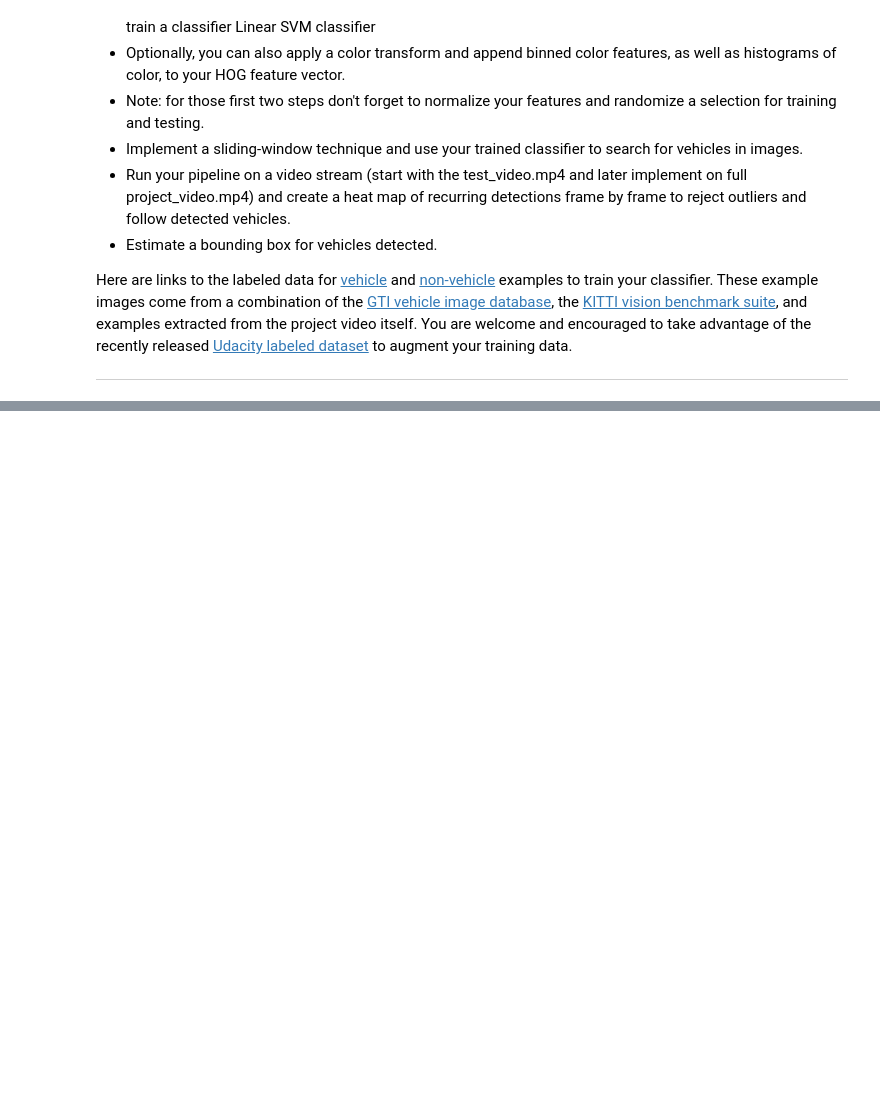
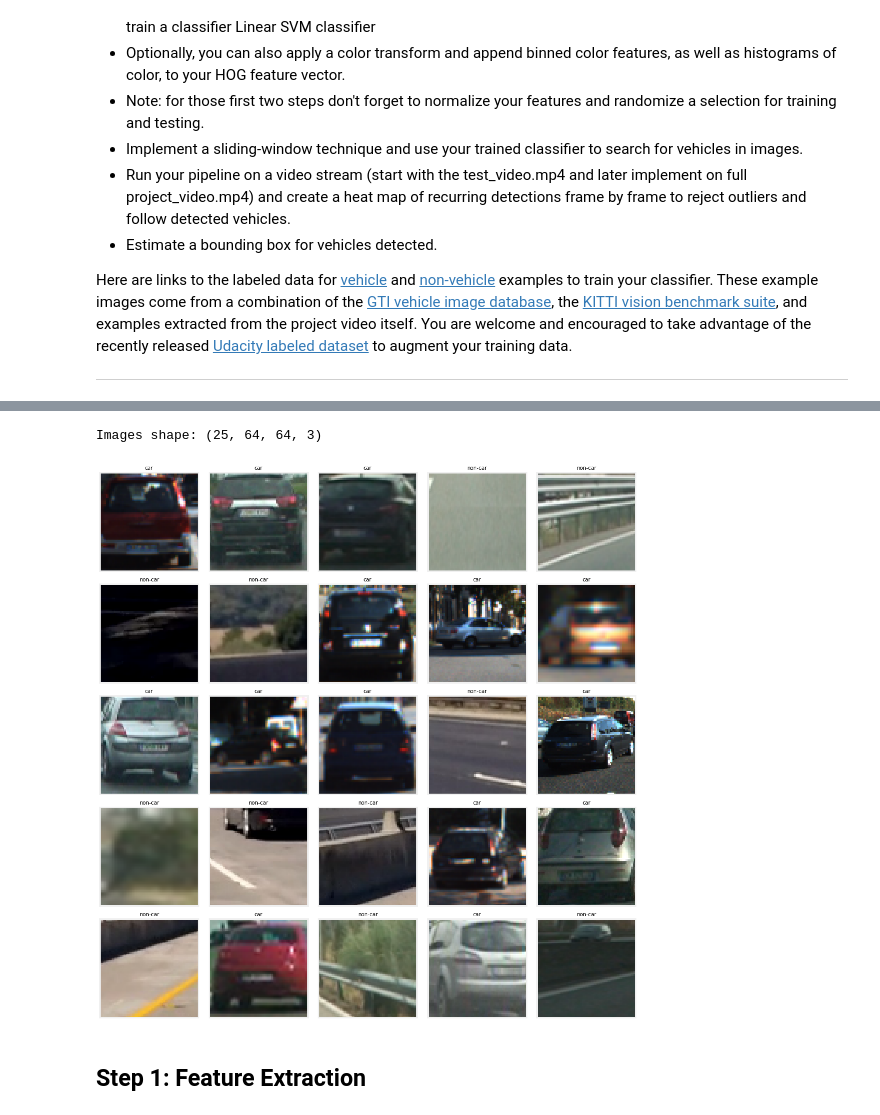
Before and after one commit to bentocin/sdcnd_vehicle_detection, a Jupyter notebook: P5_Vehicle_Detection.ipynb, the cells around one changed output, grey strips where cells are left out. Drawn from its saved outputs; the diff is of its cells as text; code cells hidden in the pictures; blank space fills up the shorter version.

```diff
--- a/P5_Vehicle_Detection.ipynb
+++ b/P5_Vehicle_Detection.ipynb
@@ -401,6 +19,0 @@ Number of classes = 2
-# %%
-columns = 5
-
-# Pick random images
-indices = np.random.choice(n_train, size=25, replace=False)
-plot_images(X_train[indices], columns, labels=y_train[indices])
@@ -1023,0 +423,7 @@ print(jupyter_core.paths.jupyter_config_dir())
+# %%
+# Read in data
+data = get_data([1])
+print_dataset_info(data, name="Composed Dataset")
+# Map labels to match "car" and "non-car" only
+data = map_labels(data, mapping=[("car", ["truck"]), ("non-car", None)])
+print_dataset_info(data, name="Mapped Dataset")
@@ -1023,0 +451,8 @@ print(jupyter_core.paths.jupyter_config_dir())
+# %%
+# Pick random images of the dataset and show them
+np.random.seed(42)
+indices = np.random.choice(data.shape[0], size=25, replace=False)
+plot_images(data.iloc[indices], crop=True, img_size=(64,64))
+# %% [output]
+Images shape: (25, 64, 64, 3)
+[figure, added]
@@ -1023,0 +470,2 @@ print(jupyter_core.paths.jupyter_config_dir())
+# %% [markdown]
+## Step 1: Feature Extraction
```
Also changed, not shown: parts of 48 cells of this notebook, 1 other file.
